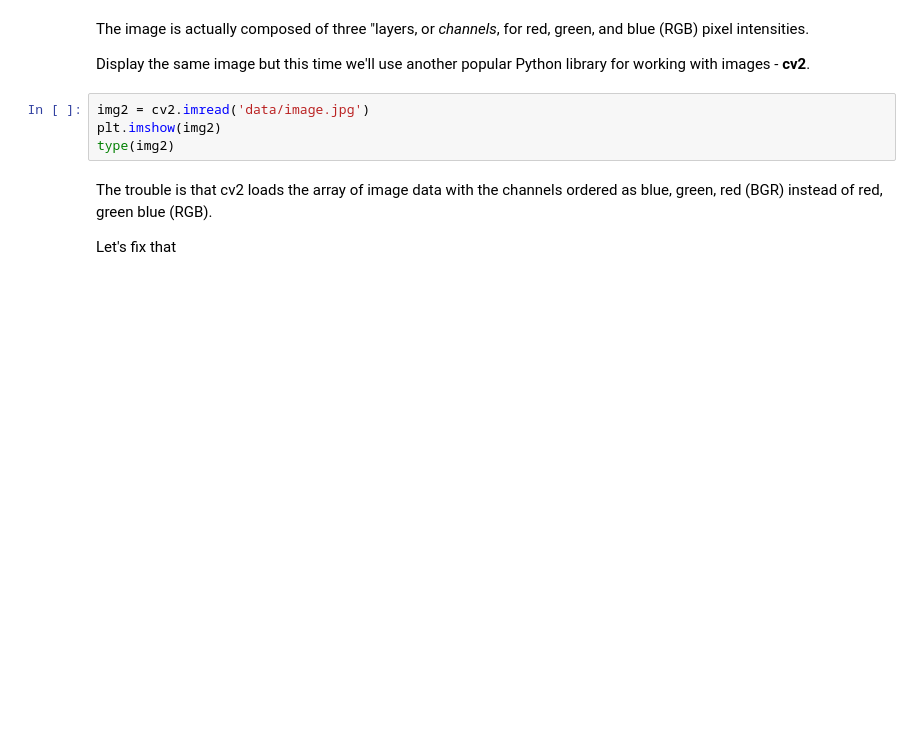
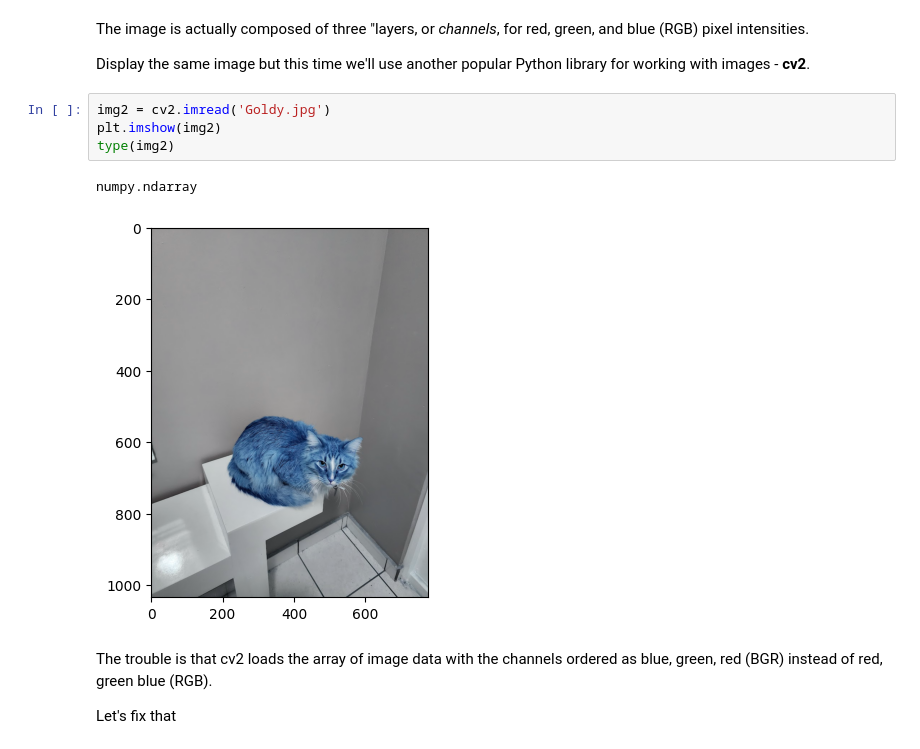
Before and after one commit to jrebull/Vision, a Jupyter notebook: Violinistas_2_2_Simple_ImgProcessing.ipynb, the cells around one changed output. Drawn from its saved outputs; the diff is of its cells as text; blank space fills up the shorter version.

```diff
--- a/Violinistas_2_2_Simple_ImgProcessing.ipynb
+++ b/Violinistas_2_2_Simple_ImgProcessing.ipynb
@@ -188,9 +231,12 @@ The image is actually composed of three "layers, or *channels*, for red, green,
 
 Display the same image but this time we'll use another popular Python library for working with images - **cv2**.
 # %%
-img2 = cv2.imread('data/image.jpg')
+img2 = cv2.imread('Goldy.jpg')
 plt.imshow(img2)
 type(img2)
+# %% [output]
+numpy.ndarray
+[figure, added]
 # %% [markdown]
 The trouble is that cv2 loads the array of image data with the channels ordered as blue, green, red (BGR) instead of red, green blue (RGB).
 
```
Also changed, not shown: parts of 8 cells of this notebook.
